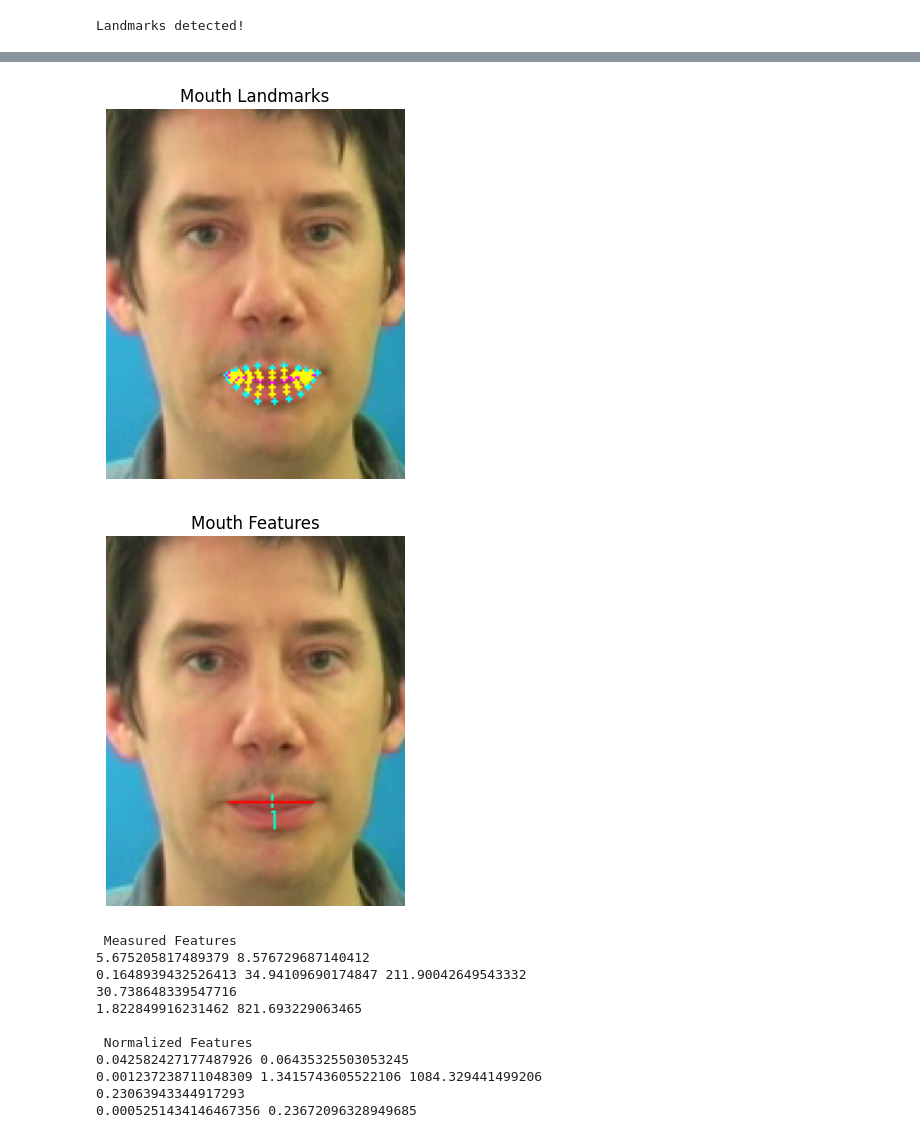
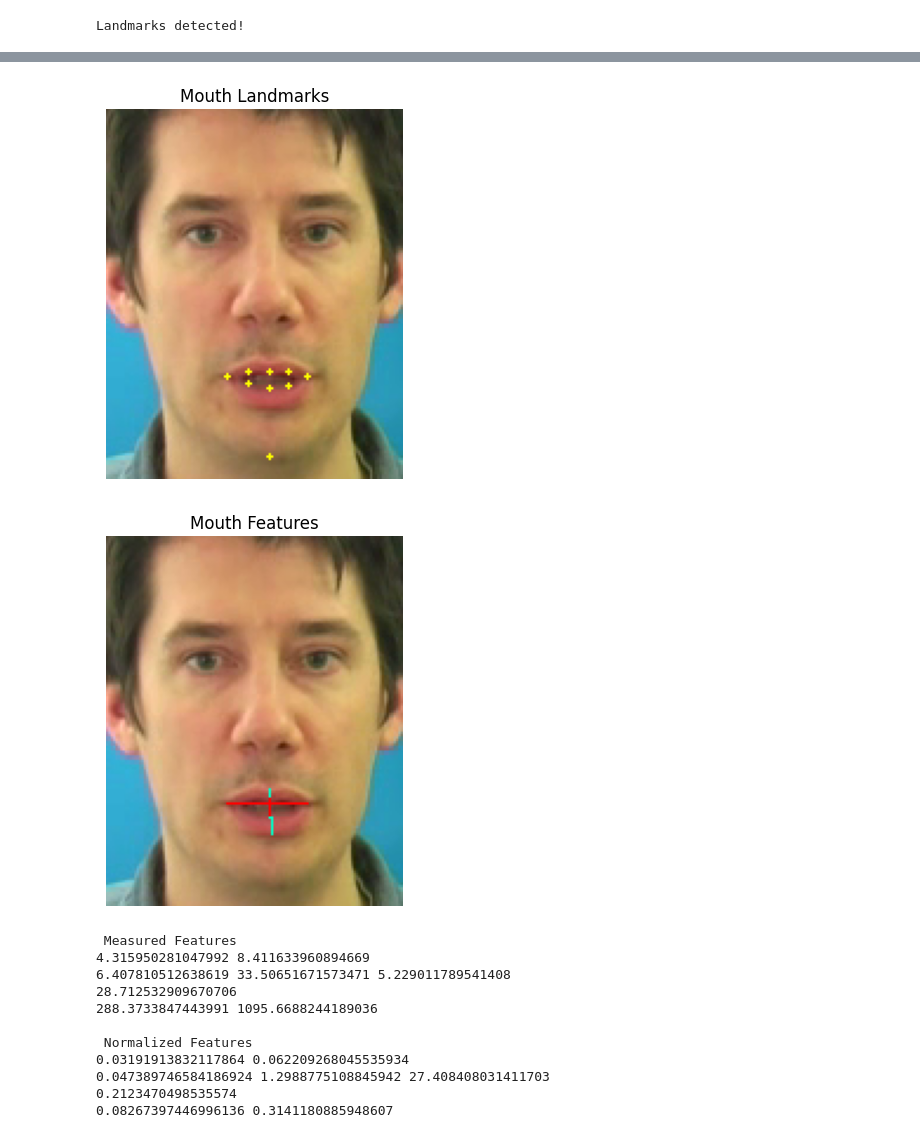
Before and after one commit to voR789/Lip-Reading, a Jupyter notebook: notebooks/cv_testing.ipynb, the cells around one changed output, grey strips where cells are left out. Cells and saved outputs as stored; diff of their text form; code cells hidden in the pictures.

```diff
--- a/notebooks/cv_testing.ipynb
+++ b/notebooks/cv_testing.ipynb
@@ -25,7 +25,7 @@ The autoreload extension is already loaded. To reload it, use:
 # Ryan Path
 video_path = r"C:\Projects\Lip_Reading\GRID\s1\bbaf2n.mpg"
 
-rgb_frame = load_video(video_path)[30]
+rgb_frame = load_video(video_path)[35]
 image_shape = rgb_frame.shape
 # isolate first frame of video for testing + dimensions
 
@@ -116,6 +126,10 @@ inner_mouth = [
 
 lower_jaw = [
     148, 152, 377
+]
+
+key_landmarks = [
+    78, 308, 13, 14, 152, 311, 81, 402, 178
 ]
 # Combine and remove duplicates
 mouth_indices = list((outer_lips + inner_lips + inner_mouth + lower_jaw))
@@ -146,22 +160,31 @@ for i in inner_mouth:
     landmark = landmarks.landmark[i]
     x, y = int(landmark.x * w), int(landmark.y * h)
     mouth_coords3.append((x, y))
+
+
+mouth_coords4 = []
+for i in key_landmarks:
+    landmark = landmarks.landmark[i]
+    x, y = int(landmark.x * w), int(landmark.y * h)
+    mouth_coords4.append((x, y))
 # %%
 # Display mouth landmarks
 mouth_frame = cropped_frame.copy()
-for x, y in mouth_coords1:
-    cv2.circle(mouth_frame, (x, y), 1, (0, 255, 255), -1)
-for x, y in mouth_coords2:
-    cv2.circle(mouth_frame, (x, y), 1, (255, 0, 255), -1)
-for x, y in mouth_coords3:
+# for x, y in mouth_coords1:
+#     cv2.circle(mouth_frame, (x, y), 1, (0, 255, 255), -1)
+# for x, y in mouth_coords2:
+#     cv2.circle(mouth_frame, (x, y), 1, (255, 0, 255), -1)
+# for x, y in mouth_coords3:
+#     cv2.circle(mouth_frame, (x, y), 1, (255, 255, 0), -1)
+for x, y in mouth_coords4:
     cv2.circle(mouth_frame, (x, y), 1, (255, 255, 0), -1)
 
 plt.imshow(mouth_frame)
 plt.title("Mouth Landmarks")
 plt.axis("off")
 plt.show()
 # %% [output]
-[figure, old version]
+[figure, new version]
 # %%
 # Measured Features - Raw
 coords = convert_landmarks_to_coordinates(landmarks,(h, w))
@@ -239,15 +262,15 @@ print(norm_vd, norm_hd, norm_ar)
 print(norm_jd)
 print(norm_ima, norm_oma)
 # %% [output]
-[figure, old version]
+[figure, new version]
  Measured Features
-5.675205817489379 8.576729687140412
-0.1648939432526413 34.94109690174847 211.90042649543332
-30.738648339547716
-1.822849916231462 821.693229063465
+4.315950281047992 8.411633960894669
+6.407810512638619 33.50651671573471 5.229011789541408
+28.712532909670706
+288.3733847443991 1095.6688244189036
 
  Normalized Features
-0.042582427177487926 0.06435325503053245
-0.001237238711048309 1.3415743605522106 1084.329441499206
-0.23063943344917293
-0.0005251434146467356 0.23672096328949685
+0.03191913832117864 0.062209268045535934
+0.047389746584186924 1.2988775108845942 27.408408031411703
+0.2123470498535574
+0.08267397446996136 0.3141180885948607
```
Also changed, not shown: parts of 3 cells of this notebook, 1 other file.
